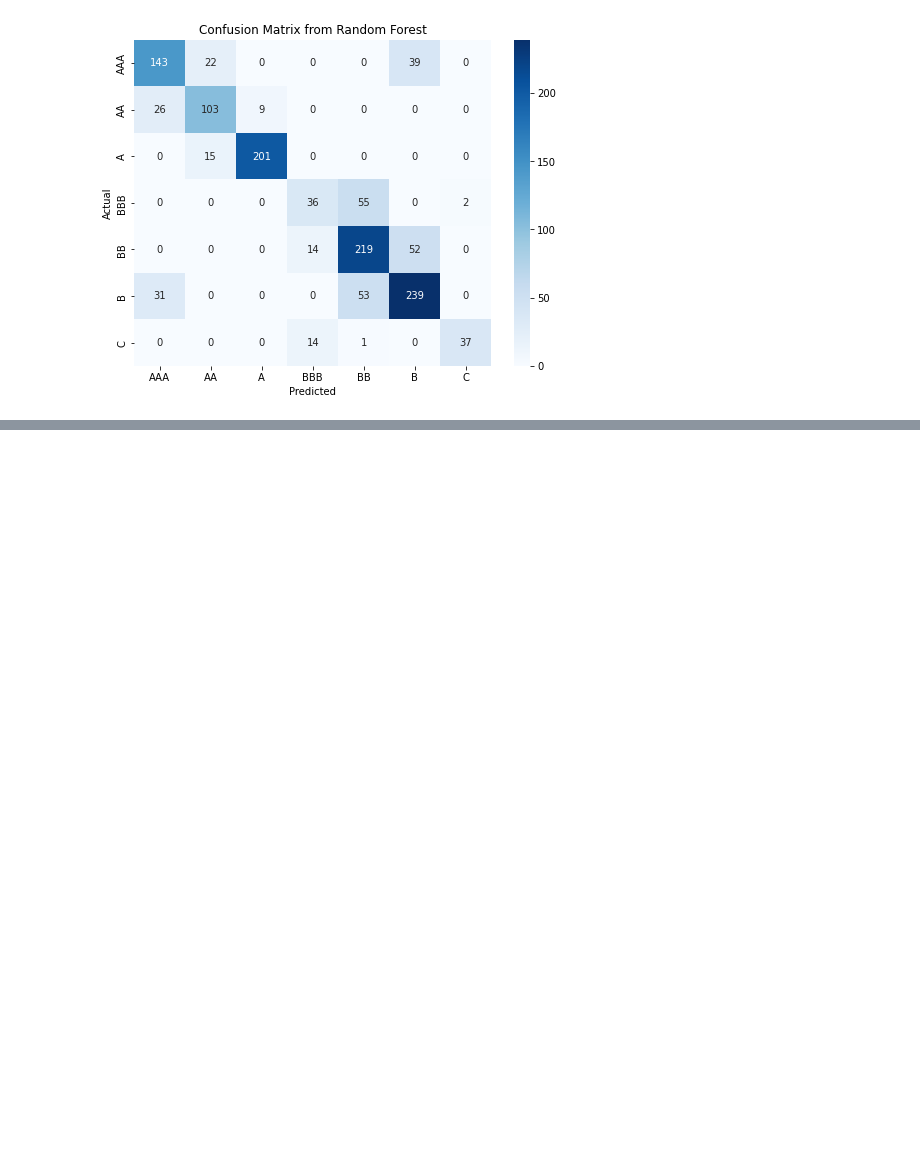
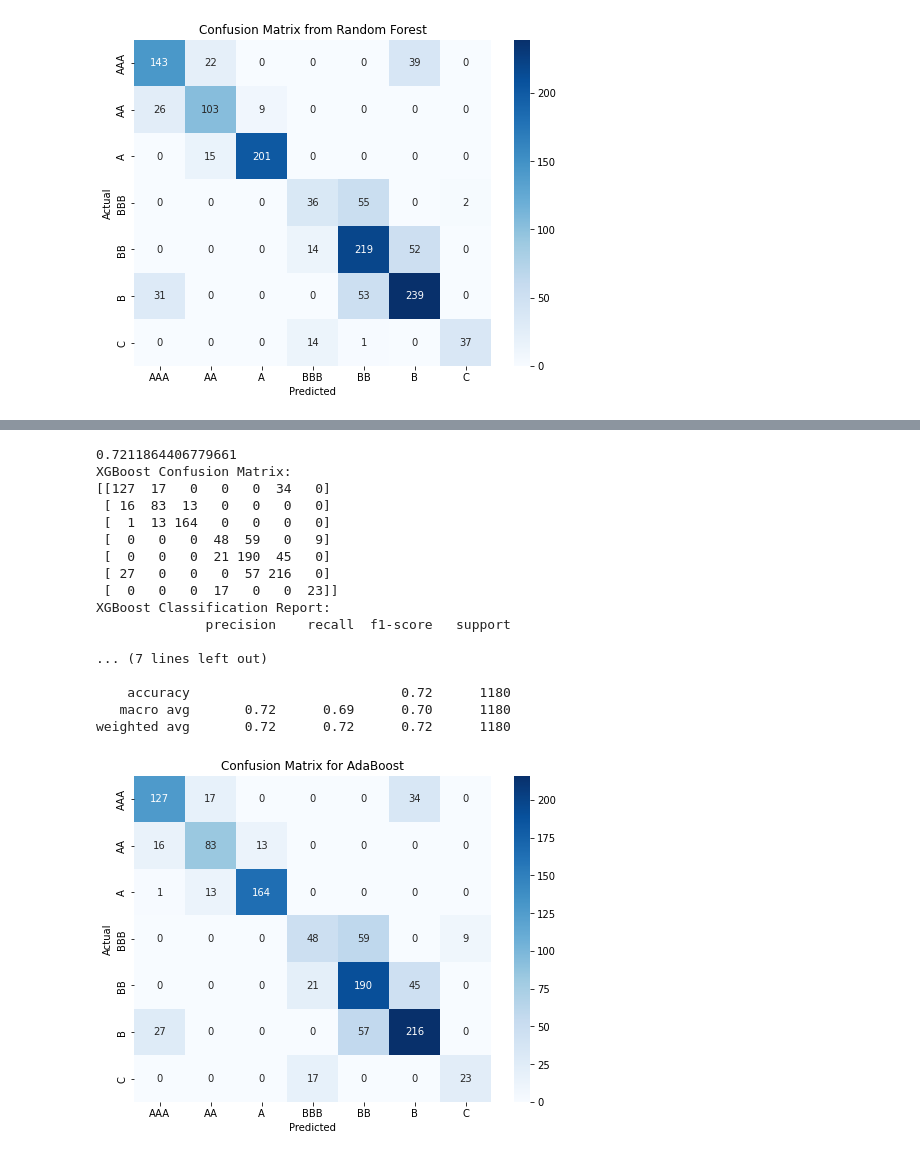
Before and after one commit to McNelis-CMML/Machine-Learning, a Jupyter notebook: CreditRating_Python1.ipynb, the cells around one changed output, grey strips where cells are left out. Cells and saved outputs as stored; diff of their text form; code cells hidden in the pictures; blank space fills up the shorter version.

```diff
--- a/CreditRating_Python1.ipynb
+++ b/CreditRating_Python1.ipynb
@@ -623,0 +882,56 @@ print(xgb_report)
+# %%
+from xgboost import XGBClassifier
+
+#xgb_classifier = xgb.XGBClassifier(objective='multi:softmax', num_class=len(label_encoder.classes_))
+lr = .2
+model = XGBClassifier(use_label_encoder=False, eval_metric='mlogloss', eta = lr)
+#xgb_classifier.fit(X_train1, Y_train)
+model.fit(X_train, Y_train)
+
+
+
+Y_pred = model.predict(X_test)
+
+
+# Make predictions using the XGBoost classifier
+
+
+accuracy = accuracy_score(Y_test, Y_pred)
+print(accuracy)
+
+
+
+# Generate a confusion matrix for XGBoost
+confusion_xgboost = confusion_matrix(Y_test, Y_pred)
+print('XGBoost Confusion Matrix:')
+print(confusion_xgboost)
+
+# Classification Report for XGBoost
+xgb_report = classification_report(Y_test, Y_pred)
+print('XGBoost Classification Report:')
+print(xgb_report)
+plt.figure(figsize=(8, 6))
+sns.heatmap(confusion_xgboost, annot=True, fmt='d', cmap='Blues', xticklabels=category_labels, yticklabels=category_labels)
+plt.xlabel('Predicted')
+plt.ylabel('Actual')
+plt.title('Confusion Matrix for AdaBoost')
+plt.show()
+# %% [output]
+0.7211864406779661
+XGBoost Confusion Matrix:
+[[127  17   0   0   0  34   0]
+ [ 16  83  13   0   0   0   0]
+ [  1  13 164   0   0   0   0]
+ [  0   0   0  48  59   0   9]
+ [  0   0   0  21 190  45   0]
+ [ 27   0   0   0  57 216   0]
+ [  0   0   0  17   0   0  23]]
+XGBoost Classification Report:
+              precision    recall  f1-score   support
+
+... (7 lines left out)
+
+    accuracy                           0.72      1180
+   macro avg       0.72      0.69      0.70      1180
+weighted avg       0.72      0.72      0.72      1180
+[figure, added]
```
Also changed, not shown: parts of 14 cells of this notebook.
